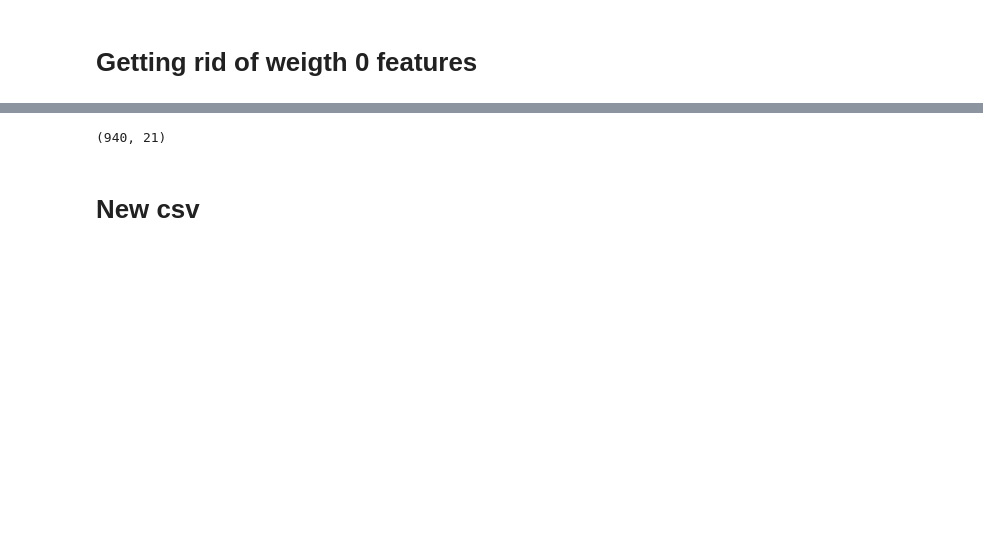
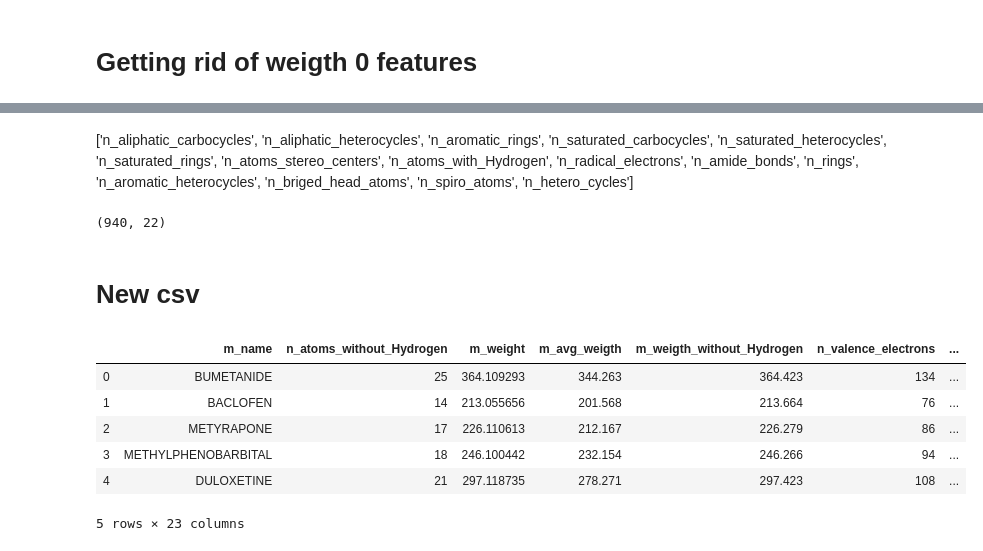
Before and after one commit to PaolaRondon/Biomol_classifier, a Jupyter notebook: FirstModel.ipynb, the cells around one changed output, grey strips where cells are left out. Drawn from its saved outputs; the diff is of its cells as text; code cells hidden in the pictures; blank space fills up the shorter version.

```diff
--- a/FirstModel.ipynb
+++ b/FirstModel.ipynb
@@ -224,7 +216,34 @@ weight_zero_features
+# %% [markdown]
+['n_aliphatic_carbocycles',
+ 'n_aliphatic_heterocycles',
+ 'n_aromatic_rings',
+ 'n_saturated_carbocycles',
+ 'n_saturated_heterocycles',
+ 'n_saturated_rings',
+ 'n_atoms_stereo_centers',
+ 'n_atoms_with_Hydrogen',
+ 'n_radical_electrons',
+ 'n_amide_bonds',
+ 'n_rings',
+ 'n_aromatic_heterocycles',
+ 'n_briged_head_atoms',
+ 'n_spiro_atoms',
+ 'n_hetero_cycles']
 # %%
-mixed_df=mixed_df.drop(weight_zero_features,axis=1); mixed_df.shape
+data_frame=data_frame.drop(weight_zero_features,axis=1); data_frame.shape
 # %% [output]
-(940, 21)
+(940, 22)
 # %% [markdown]
 # New csv
+# %%
+data_frame.insert(0,"m_name",mixed_df["m_name"].values)
+data_frame.head()
+# %% [output]
+|  | m_name | n_atoms_without_Hydrogen | m_weight | m_avg_weigth | m_weigth_without_Hydrogen | n_valence_electrons | ... |
+| 0 | BUMETANIDE | 25 | 364.109293 | 344.263 | 364.423 | 134 | ... |
+| 1 | BACLOFEN | 14 | 213.055656 | 201.568 | 213.664 | 76 | ... |
+| 2 | METYRAPONE | 17 | 226.110613 | 212.167 | 226.279 | 86 | ... |
+| 3 | METHYLPHENOBARBITAL | 18 | 246.100442 | 232.154 | 246.266 | 94 | ... |
+| 4 | DULOXETINE | 21 | 297.118735 | 278.271 | 297.423 | 108 | ... |
+5 rows × 23 columns
 # %%
```
Also changed, not shown: parts of 13 cells of this notebook, 2 other files.
